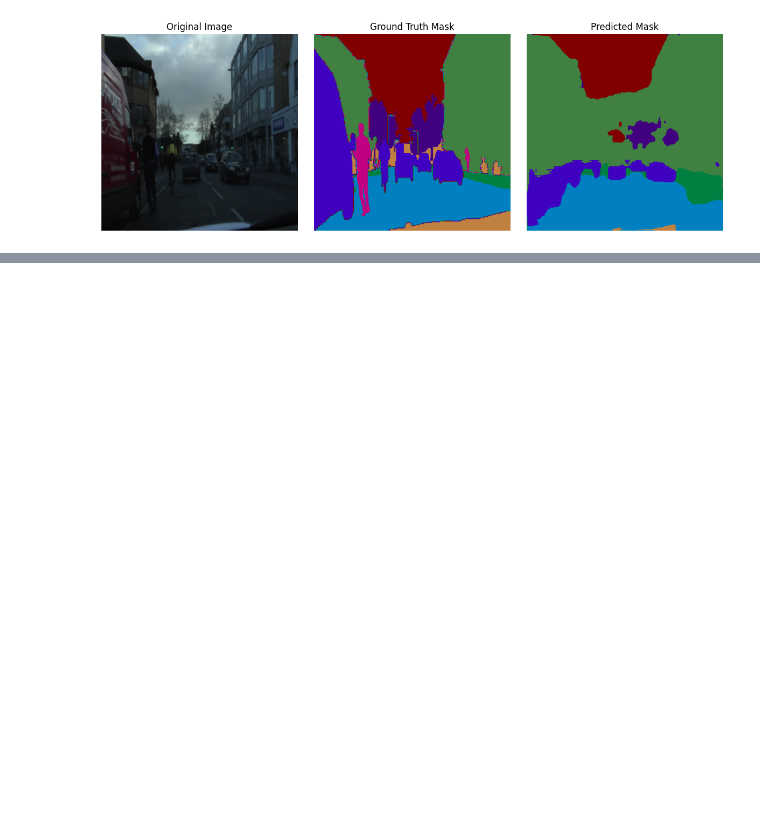
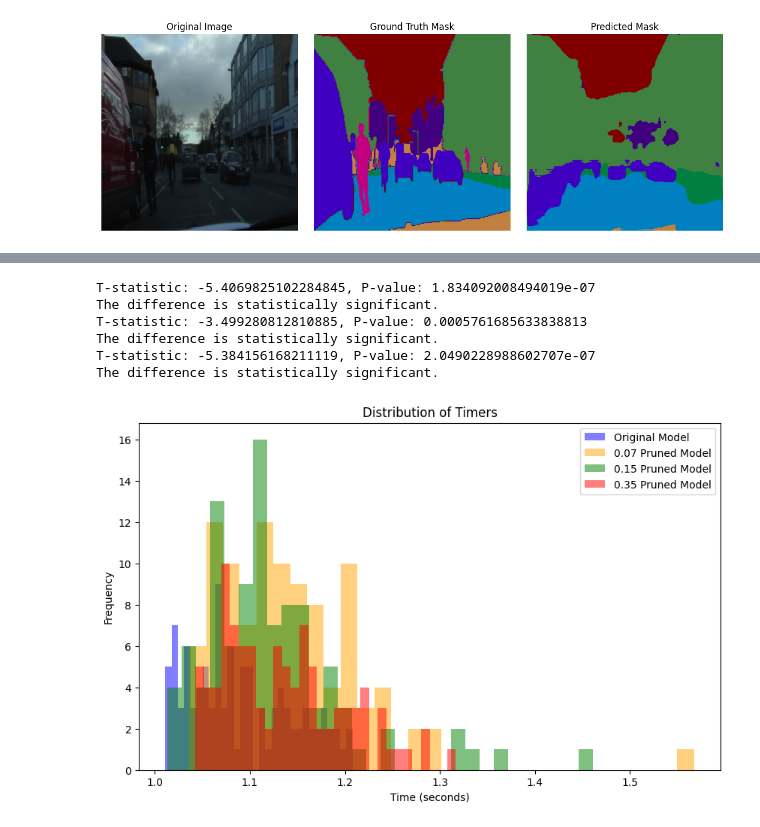
Before and after one commit to Hetling/DUITU, a Jupyter notebook: main.ipynb, the cells around one changed output, grey strips where cells are left out. Cells and saved outputs as stored; diff of their text form; code cells hidden in the pictures; blank space fills up the shorter version.

```diff
--- a/main.ipynb
+++ b/main.ipynb
@@ -101,0 +106,7 @@ Average loss: 1.1706
+# %%
+# non prunded model
+model = UNetKernelSize(in_channels=3, num_classes=num_classes, kernel_size=3).to(device)
+model.load_state_dict(torch.load(model_path, map_location=device))
+avg_time_per_sample, avg_loss, timers = experiment(model, test_samples)
+print(f"Average time per sample: {avg_time_per_sample:.4f} seconds")
+print(f"Average loss: {avg_loss:.4f}")
@@ -101,0 +116,7 @@ Average loss: 1.1706
+# %%
+if skip == False:
+    # do the experiement on the 0.07 pruned model
+    model = all_models[3]
+    avg_time_per_sample1, avg_loss1, timers1 = experiment(model, test_samples)
+    print(f"Average time per sample: {avg_time_per_sample1:.4f} seconds")
+    print(f"Average loss: {avg_loss1:.4f}")
@@ -101,0 +126,16 @@ Average loss: 1.1706
+# %%
+if skip == False:
+    model = all_models[8]
+    avg_time_per_sample2, avg_loss2, timers2 = experiment(model, test_samples)
+    print(f"pruning amount: {pruning_amounts[8]}")
+    print(f"Average time per sample: {avg_time_per_sample2:.4f} seconds")
+    print(f"Average loss: {avg_loss2:.4f}")
+
+
+if skip == False:
+
+    model = all_models[16]
+    avg_time_per_sample3, avg_loss3, timers3 = experiment(model, test_samples)
+    print(f"pruning amount: {pruning_amounts[16]}")
+    print(f"Average time per sample: {avg_time_per_sample3:.4f} seconds")
+    print(f"Average loss: {avg_loss3:.4f}")
@@ -101,0 +149,25 @@ Average loss: 1.1706
+# %%
+t_test1 = t_test(timers, timers1)
+t_test2 = t_test(timers, timers2)
+t_test3 = t_test(timers, timers3)
+# %% [output]
+T-statistic: -5.4069825102284845, P-value: 1.834092008494019e-07
+The difference is statistically significant.
+T-statistic: -3.499280812810885, P-value: 0.0005761685633838813
+The difference is statistically significant.
+T-statistic: -5.384156168211119, P-value: 2.0490228988602707e-07
+The difference is statistically significant.
+# %%
+# plot the distriubution of the timers
+plt.figure(figsize=(10, 6))
+plt.hist(timers, bins=30, alpha=0.5, label='Original Model', color='blue')
+plt.hist(timers1, bins=30, alpha=0.5, label='0.07 Pruned Model', color='orange')
+plt.hist(timers2, bins=30, alpha=0.5, label='0.15 Pruned Model', color='green')
+plt.hist(timers3, bins=30, alpha=0.5, label='0.35 Pruned Model', color='red')
+plt.title("Distribution of Timers")
+plt.xlabel("Time (seconds)")
+plt.ylabel("Frequency")
+plt.legend()
+plt.show()
+# %% [output]
+[figure, added]
```
Also changed, not shown: parts of 13 cells of this notebook, 1 other file.
